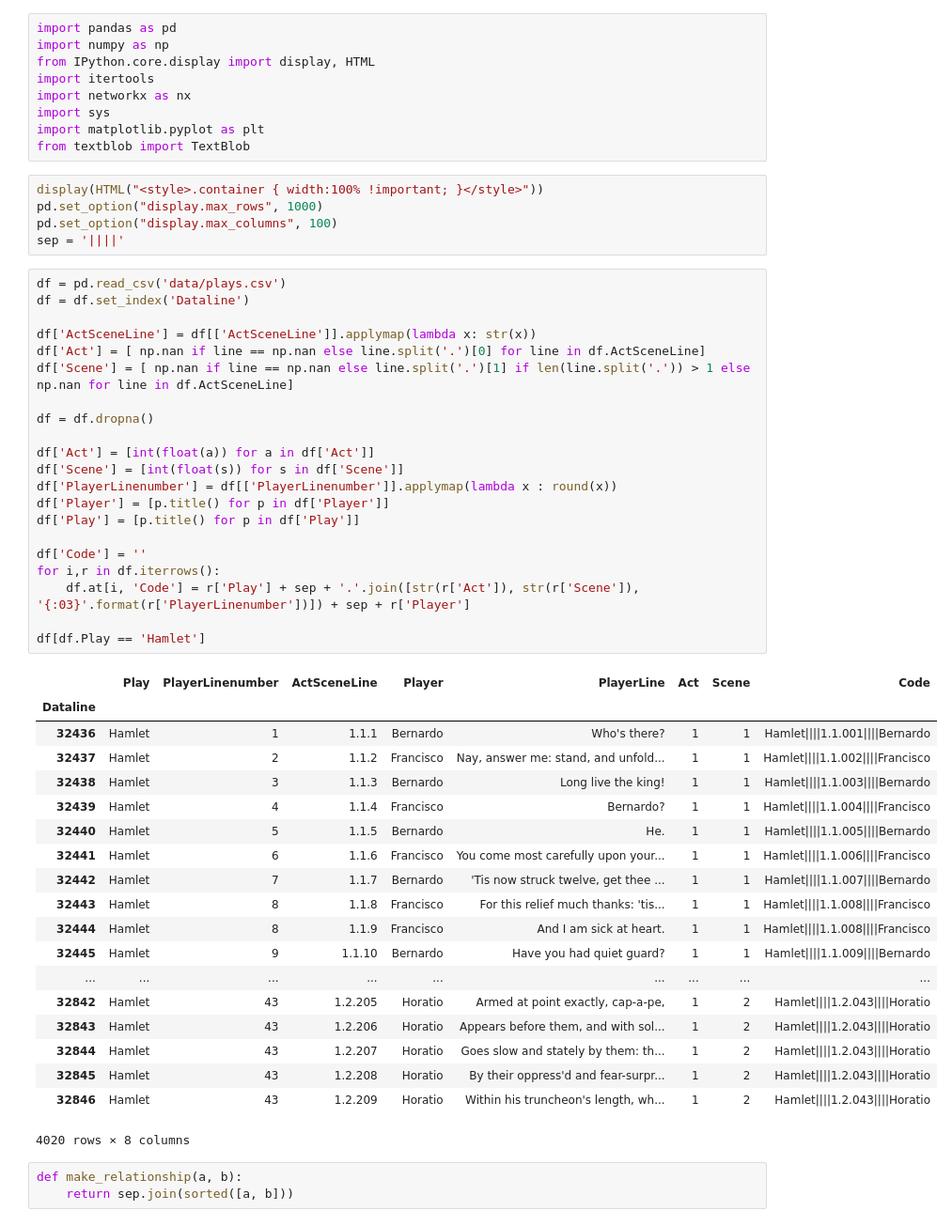
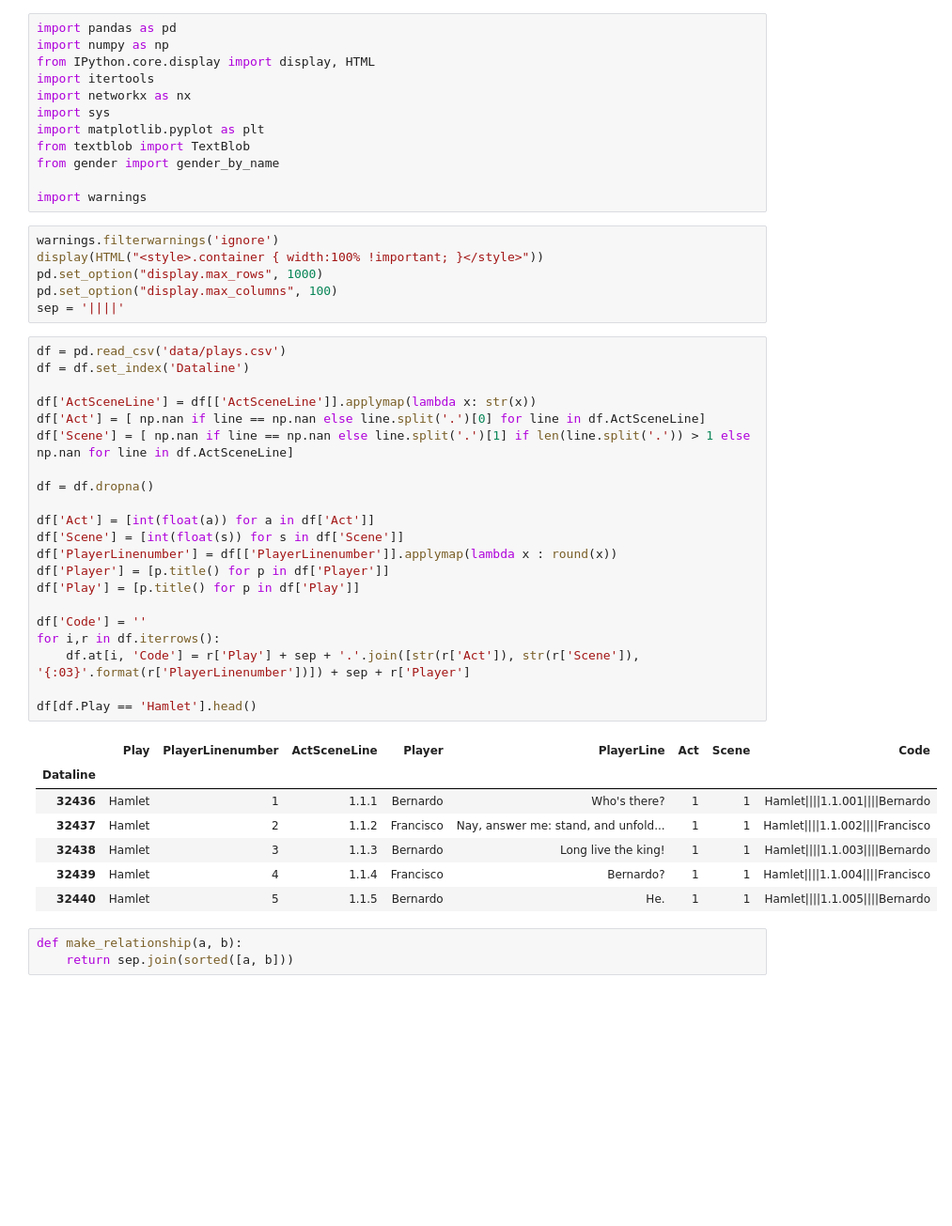
Before and after one commit to Mooophy/Play-Reader, a Jupyter notebook: notebook.ipynb, the cells around one changed output. Shown at 94% size. Cells and saved outputs as stored; diff of their text form; blank space fills up the shorter version.

```diff
--- a/notebook.ipynb
+++ b/notebook.ipynb
@@ -7,7 +7,11 @@ import networkx as nx
 import sys
 import matplotlib.pyplot as plt
 from textblob import TextBlob
+from gender import gender_by_name
+
+import warnings
 # %%
+warnings.filterwarnings('ignore')
 display(HTML("<style>.container { width:100% !important; }</style>"))
 pd.set_option("display.max_rows", 1000)
 pd.set_option("display.max_columns", 100)
@@ -15,44 +19,32 @@ sep = '||||'
 # %%
 df = pd.read_csv('data/plays.csv')
 df = df.set_index('Dataline')
 
 df['ActSceneLine'] = df[['ActSceneLine']].applymap(lambda x: str(x))
 df['Act'] = [ np.nan if line == np.nan else line.split('.')[0] for line in df.ActSceneLine]
 df['Scene'] = [ np.nan if line == np.nan else line.split('.')[1] if len(line.split('.')) > 1 else np.nan for line in df.ActSceneLine]
 
 df = df.dropna()
 
 df['Act'] = [int(float(a)) for a in df['Act']]
 df['Scene'] = [int(float(s)) for s in df['Scene']]
 df['PlayerLinenumber'] = df[['PlayerLinenumber']].applymap(lambda x : round(x))
 df['Player'] = [p.title() for p in df['Player']]
 df['Play'] = [p.title() for p in df['Play']]
 
 df['Code'] = ''
 for i,r in df.iterrows():
     df.at[i, 'Code'] = r['Play'] + sep + '.'.join([str(r['Act']), str(r['Scene']), '{:03}'.format(r['PlayerLinenumber'])]) + sep + r['Player']
 
-df[df.Play == 'Hamlet']
+df[df.Play == 'Hamlet'].head()
 # %% [output]
 |  | Play | PlayerLinenumber | ActSceneLine | Player | PlayerLine | Act | Scene | Code |
 | Dataline |  |  |  |  |  |  |  |  |
 | 32436 | Hamlet | 1 | 1.1.1 | Bernardo | Who's there? | 1 | 1 | Hamlet||||1.1.001||||Bernardo |
 | 32437 | Hamlet | 2 | 1.1.2 | Francisco | Nay, answer me: stand, and unfold... | 1 | 1 | Hamlet||||1.1.002||||Francisco |
 | 32438 | Hamlet | 3 | 1.1.3 | Bernardo | Long live the king! | 1 | 1 | Hamlet||||1.1.003||||Bernardo |
 | 32439 | Hamlet | 4 | 1.1.4 | Francisco | Bernardo? | 1 | 1 | Hamlet||||1.1.004||||Francisco |
 | 32440 | Hamlet | 5 | 1.1.5 | Bernardo | He. | 1 | 1 | Hamlet||||1.1.005||||Bernardo |
-| 32441 | Hamlet | 6 | 1.1.6 | Francisco | You come most carefully upon your... | 1 | 1 | Hamlet||||1.1.006||||Francisco |
-| 32442 | Hamlet | 7 | 1.1.7 | Bernardo | 'Tis now struck twelve, get thee ... | 1 | 1 | Hamlet||||1.1.007||||Bernardo |
-| 32443 | Hamlet | 8 | 1.1.8 | Francisco | For this relief much thanks: 'tis... | 1 | 1 | Hamlet||||1.1.008||||Francisco |
-| 32444 | Hamlet | 8 | 1.1.9 | Francisco | And I am sick at heart. | 1 | 1 | Hamlet||||1.1.008||||Francisco |
-| 32445 | Hamlet | 9 | 1.1.10 | Bernardo | Have you had quiet guard? | 1 | 1 | Hamlet||||1.1.009||||Bernardo |
-| ... | ... | ... | ... | ... | ... | ... | ... | ... |
-| 32842 | Hamlet | 43 | 1.2.205 | Horatio | Armed at point exactly, cap-a-pe, | 1 | 2 | Hamlet||||1.2.043||||Horatio |
-| 32843 | Hamlet | 43 | 1.2.206 | Horatio | Appears before them, and with sol... | 1 | 2 | Hamlet||||1.2.043||||Horatio |
-| 32844 | Hamlet | 43 | 1.2.207 | Horatio | Goes slow and stately by them: th... | 1 | 2 | Hamlet||||1.2.043||||Horatio |
-| 32845 | Hamlet | 43 | 1.2.208 | Horatio | By their oppress'd and fear-surpr... | 1 | 2 | Hamlet||||1.2.043||||Horatio |
-| 32846 | Hamlet | 43 | 1.2.209 | Horatio | Within his truncheon's length, wh... | 1 | 2 | Hamlet||||1.2.043||||Horatio |
-4020 rows × 8 columns
 # %%
 def make_relationship(a, b):
     return sep.join(sorted([a, b]))
```
Also changed, not shown: parts of 8 cells of this notebook, 1 other file.
